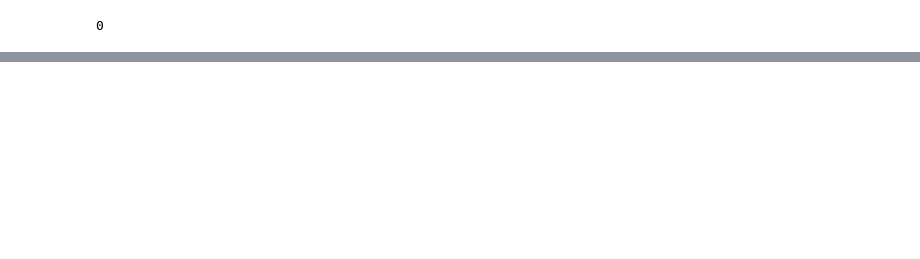
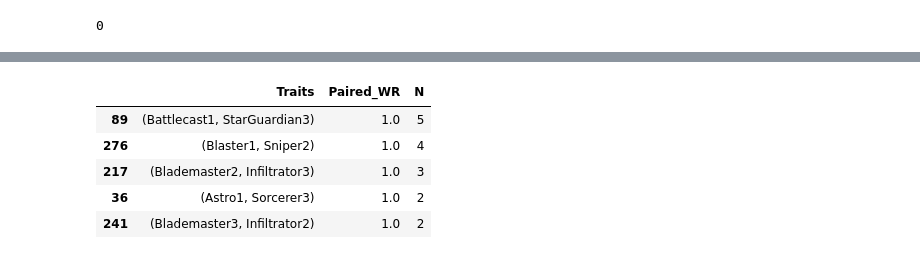
Before and after one commit to factoryofthesun/TFT-API-Stats, a Jupyter notebook: data_exploration.ipynb, the cells around one changed output, grey strips where cells are left out. Drawn from its saved outputs; the diff is of its cells as text; code cells hidden in the pictures; blank space fills up the shorter version.

```diff
--- a/data_exploration.ipynb
+++ b/data_exploration.ipynb
@@ -77,0 +122,6 @@ indiv_trait_wr
+# %%
+from itertools import combinations
+
+comps_traits_pairs = comps_data_top2.copy()
+comps_traits_pairs.Traits = comps_traits_pairs.Traits.apply(lambda x: tuple(combinations(x, 2)))
+comps_traits_pairs.head()
@@ -77,0 +135,16 @@ indiv_trait_wr
+# %%
+comps_traits_pairs_long = comps_traits_pairs.explode('Traits')
+# %%
+# Compute paired winrates
+comps_traits_pairs_wr = comps_traits_pairs_long.groupby('Traits').agg(Paired_WR = ('Win', 'mean'), N = ('GameID', 'count')).\
+                                                                reset_index().sort_values(by=['Paired_WR', 'N'], ascending=False)
+comps_traits_pairs_wr.to_csv(f'{PATH_GDRIVE_MAIN_DIR}Features/10.12_paired_trait_wr.csv', index=False)
+
+comps_traits_pairs_wr.head()
+# %% [output]
+|  | Traits | Paired_WR | N |
+| 89 | (Battlecast1, StarGuardian3) | 1.0 | 5 |
+| 276 | (Blaster1, Sniper2) | 1.0 | 4 |
+| 217 | (Blademaster2, Infiltrator3) | 1.0 | 3 |
+| 36 | (Astro1, Sorcerer3) | 1.0 | 2 |
+| 241 | (Blademaster3, Infiltrator2) | 1.0 | 2 |
```
Also changed, not shown: parts of 17 cells of this notebook, 3 other files.
